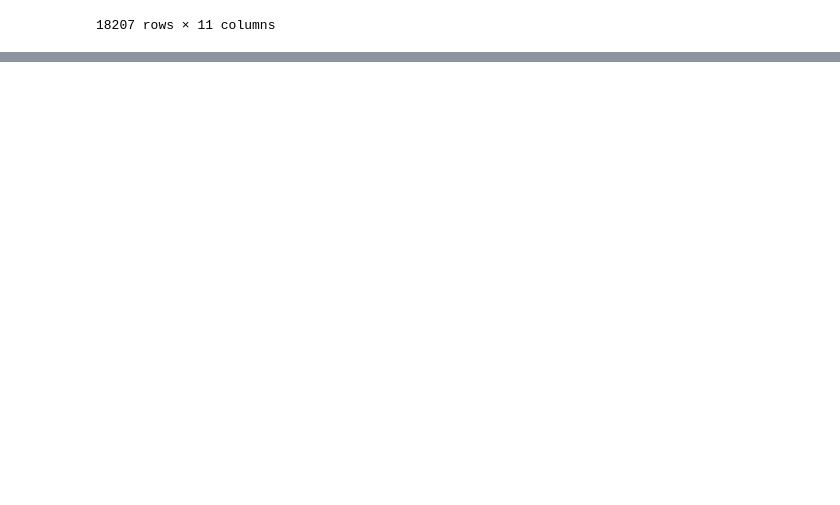
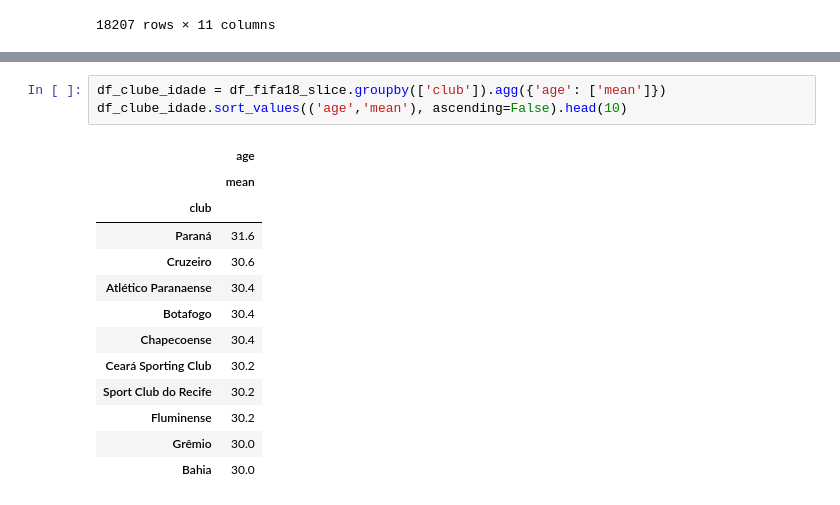
Before and after one commit to Mvital74/datasharing, a Jupyter notebook: exercicio_9.ipynb, the cells around one changed output, grey strips where cells are left out. Cells and saved outputs as stored; diff of their text form; blank space fills up the shorter version.

```diff
--- a/exercicio_9.ipynb
+++ b/exercicio_9.ipynb
@@ -231,0 +277,17 @@ df_nacionalidade.sort_values(('age', 'count'), ascending=False)
+# %%
+df_clube_idade = df_fifa18_slice.groupby(['club']).agg({'age': ['mean']})
+df_clube_idade.sort_values(('age','mean'), ascending=False).head(10)
+# %% [output]
+|  | age |
+|  | mean |
+| club |  |
+| Paraná | 31.6 |
+| Cruzeiro | 30.6 |
+| Atlético Paranaense | 30.4 |
+| Botafogo | 30.4 |
+| Chapecoense | 30.4 |
+| Ceará Sporting Club | 30.2 |
+| Sport Club do Recife | 30.2 |
+| Fluminense | 30.2 |
+| Grêmio | 30.0 |
+| Bahia | 30.0 |
```
Also changed, not shown: parts of 8 cells of this notebook.
